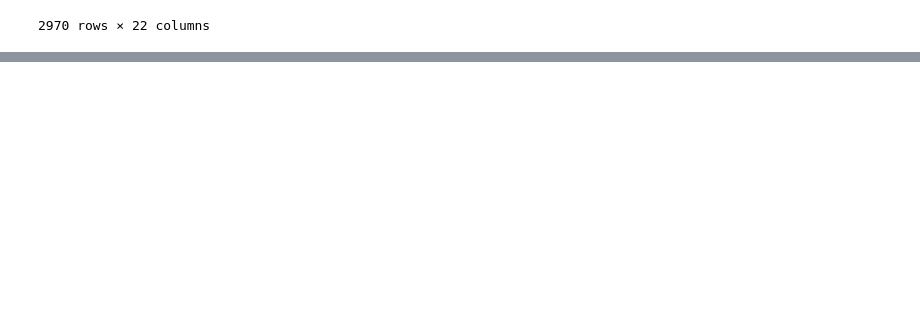
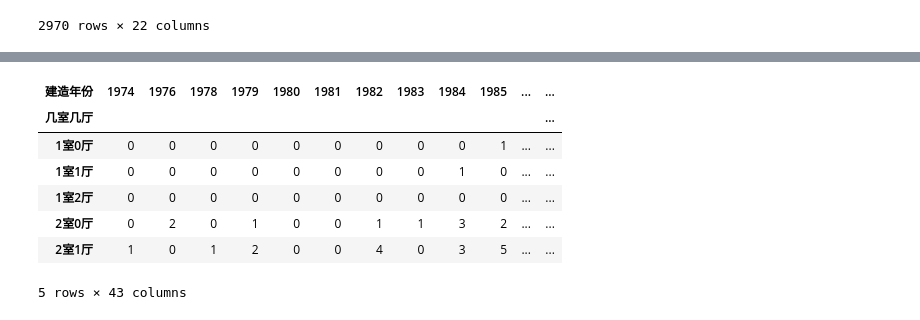
Before and after one commit to ffflora/city-in-data-science-qingdao, a Jupyter notebook: data-cleaning.ipynb, the cells around one changed output, grey strips where cells are left out. Saved outputs shown, nothing was run; the diff lists cells and outputs as text; code cells hidden in the pictures; blank space fills up the shorter version.

```diff
--- a/data-cleaning.ipynb
+++ b/data-cleaning.ipynb
@@ -425,6 +431,6 @@ new_data
 # %%
 new_data.to_csv('data/lianjia100_clean.csv',index = False,encoding = 'utf-8')
 # %%
-test = pd.read_csv('data/lianjia100_clean.csv')
-test
+new_data = pd.read_csv('data/lianjia100_clean.csv')
+new_data.columns
 # %% [output]
@@ -449,0 +443,3 @@ follow['几天以前发布'] = follow['几天以前发布'].replace('',0).astype
+# %%
+test = pd.DataFrame([new_data['几室几厅'],new_data['建造年份']]).T
+test.head()
@@ -449,0 +453,13 @@ follow['几天以前发布'] = follow['几天以前发布'].replace('',0).astype
+# %%
+split_years = test.groupby(['几室几厅', '建造年份']).size().unstack(fill_value=0)
+split_years = split_years.drop(0,axis=1)
+split_years.head()
+# %% [output]
+| 建造年份 | 1974 | 1976 | 1978 | 1979 | 1980 | 1981 | 1982 | 1983 | 1984 | 1985 | ... | ... |
+| 几室几厅 |  |  |  |  |  |  |  |  |  |  |  | ... |
+| 1室0厅 | 0 | 0 | 0 | 0 | 0 | 0 | 0 | 0 | 0 | 1 | ... | ... |
+| 1室1厅 | 0 | 0 | 0 | 0 | 0 | 0 | 0 | 0 | 1 | 0 | ... | ... |
+| 1室2厅 | 0 | 0 | 0 | 0 | 0 | 0 | 0 | 0 | 0 | 0 | ... | ... |
+| 2室0厅 | 0 | 2 | 0 | 1 | 0 | 0 | 1 | 1 | 3 | 2 | ... | ... |
+| 2室1厅 | 1 | 0 | 1 | 2 | 0 | 0 | 4 | 0 | 3 | 5 | ... | ... |
+5 rows × 43 columns
```
Also changed, not shown: parts of 10 cells of this notebook.
